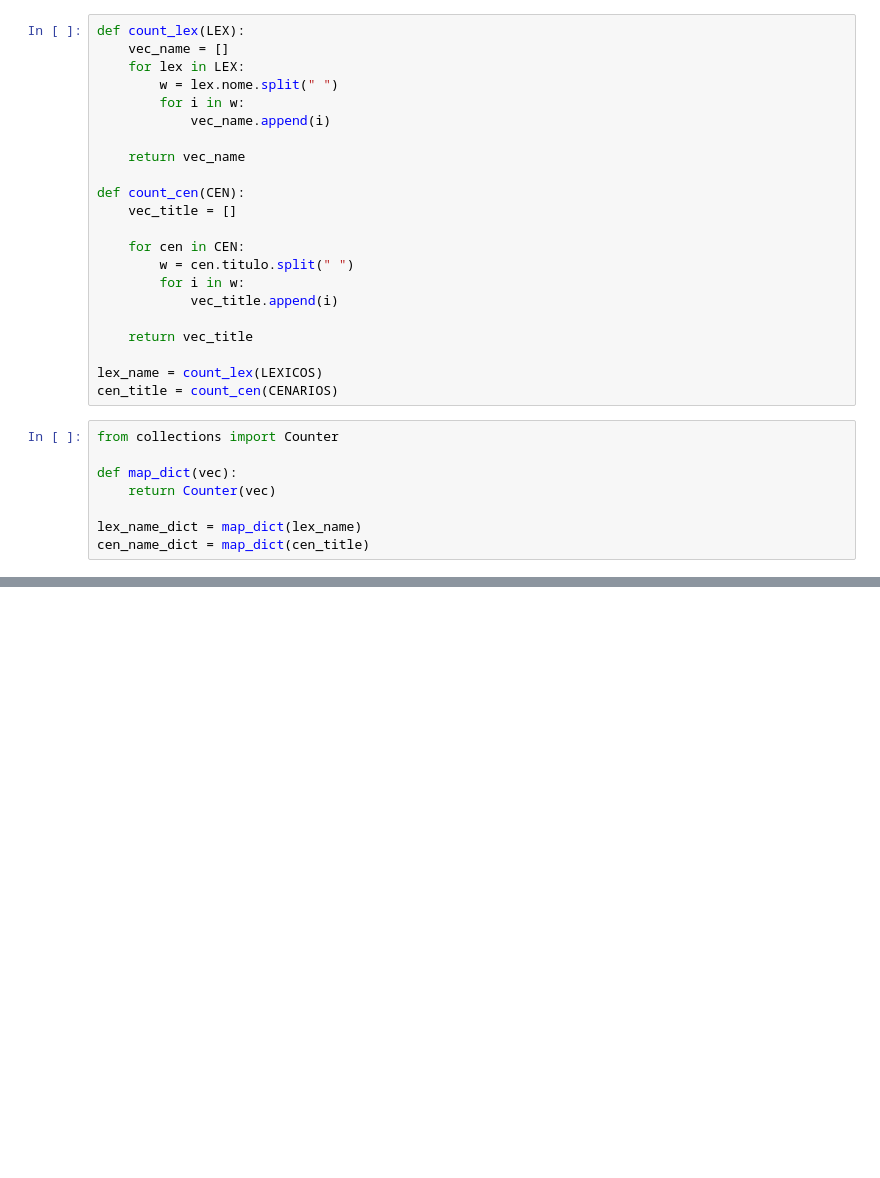
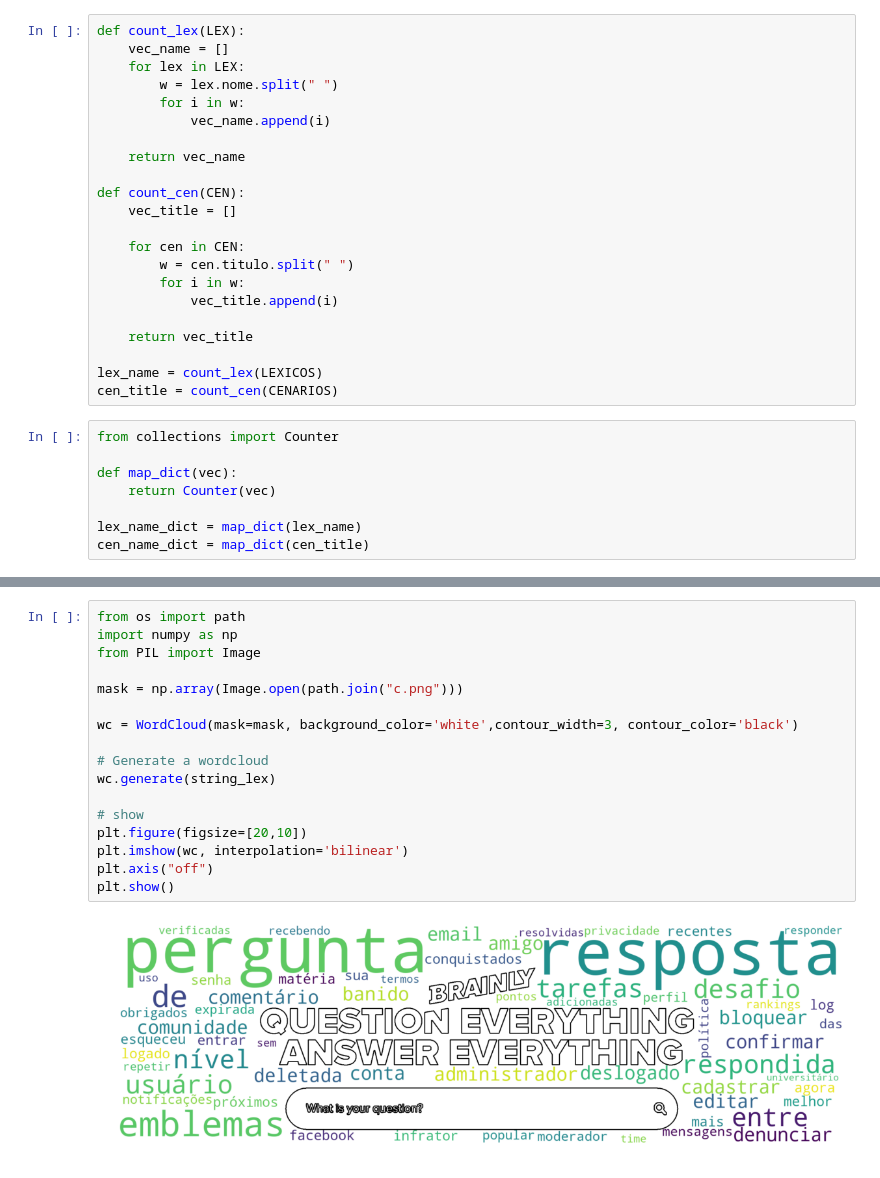
Before and after one commit to WelisonR/2019.1-Requisitos-Brainly, a Jupyter notebook: CeL_crawler_pucrio.ipynb, the cells around one changed output, grey strips where cells are left out. Cells and saved outputs as stored; diff of their text form; blank space fills up the shorter version.

```diff
--- a/CeL_crawler_pucrio.ipynb
+++ b/CeL_crawler_pucrio.ipynb
@@ -475,0 +476,19 @@ plt.show()
+# %%
+from os import path
+import numpy as np
+from PIL import Image
+
+mask = np.array(Image.open(path.join("c.png")))
+
+wc = WordCloud(mask=mask, background_color='white',contour_width=3, contour_color='black')
+
+# Generate a wordcloud
+wc.generate(string_lex)
+
+# show
+plt.figure(figsize=[20,10])
+plt.imshow(wc, interpolation='bilinear')
+plt.axis("off")
+plt.show()
+# %% [output]
+[figure, added]
```
Also changed, not shown: parts of 3 cells of this notebook, 1 other file.
